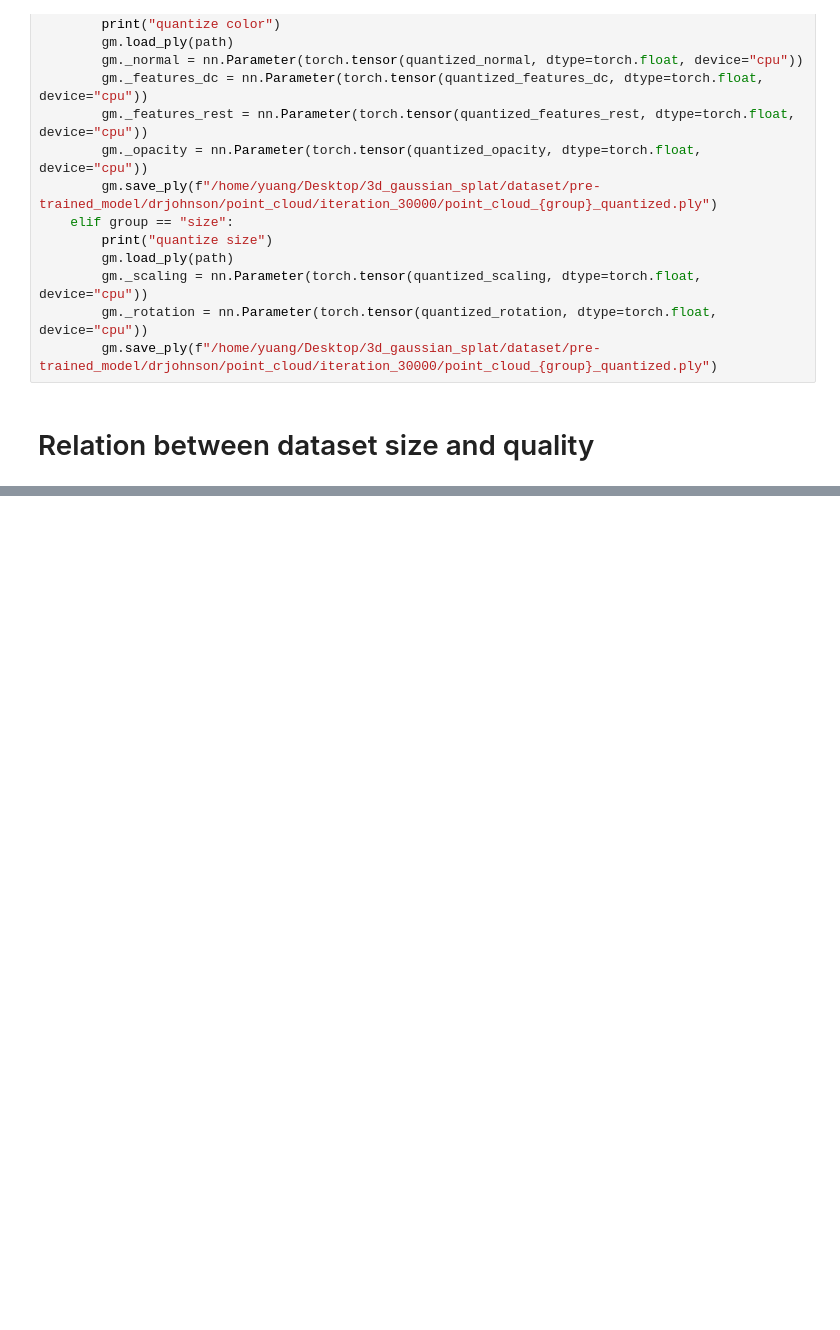
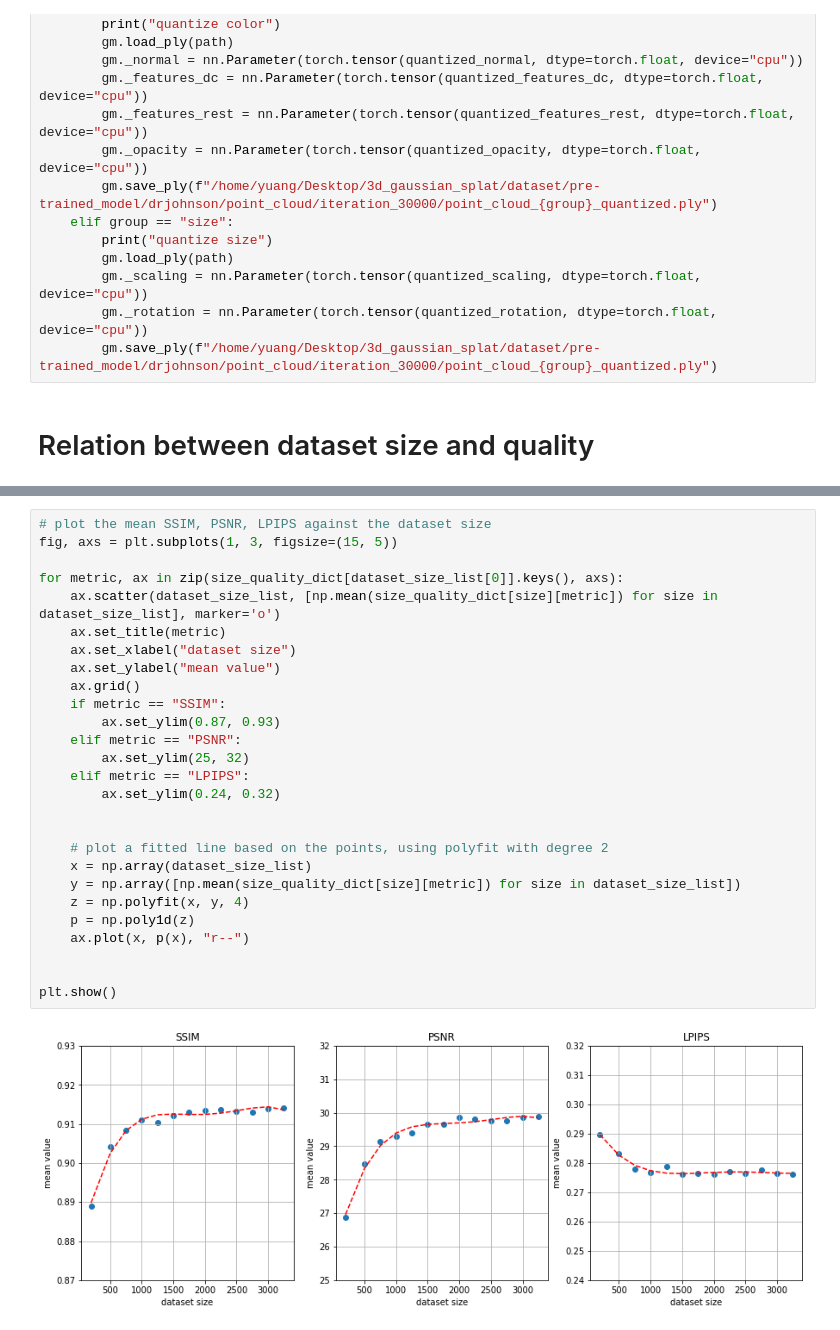
Before and after one commit to Shiyuang-scu/gaussian-splatting, a Jupyter notebook: script.ipynb, the cells around one changed output, grey strips where cells are left out. Drawn from its saved outputs; the diff is of its cells as text; blank space fills up the shorter version.

```diff
--- a/script.ipynb
+++ b/script.ipynb
@@ -332,2 +332,31 @@ size_quality_dict
+# %%
+# plot the mean SSIM, PSNR, LPIPS against the dataset size
+fig, axs = plt.subplots(1, 3, figsize=(15, 5))
+
+for metric, ax in zip(size_quality_dict[dataset_size_list[0]].keys(), axs):
+    ax.scatter(dataset_size_list, [np.mean(size_quality_dict[size][metric]) for size in dataset_size_list], marker='o')
+    ax.set_title(metric)
+    ax.set_xlabel("dataset size")
+    ax.set_ylabel("mean value")
+    ax.grid()
+    if metric == "SSIM":
+        ax.set_ylim(0.87, 0.93)
+    elif metric == "PSNR":
+        ax.set_ylim(25, 32)
+    elif metric == "LPIPS":
+        ax.set_ylim(0.24, 0.32)
+
+
+    # plot a fitted line based on the points, using polyfit with degree 2
+    x = np.array(dataset_size_list)
+    y = np.array([np.mean(size_quality_dict[size][metric]) for size in dataset_size_list])
+    z = np.polyfit(x, y, 4)
+    p = np.poly1d(z)
+    ax.plot(x, p(x), "r--")
+
+
+plt.show()
+# %% [output]
+[figure, added]
 # %%
 # plot the SSIM, PSNR, LPIPS against the dataset size
```
Also changed, not shown: parts of 19 cells of this notebook, 2 other files.
